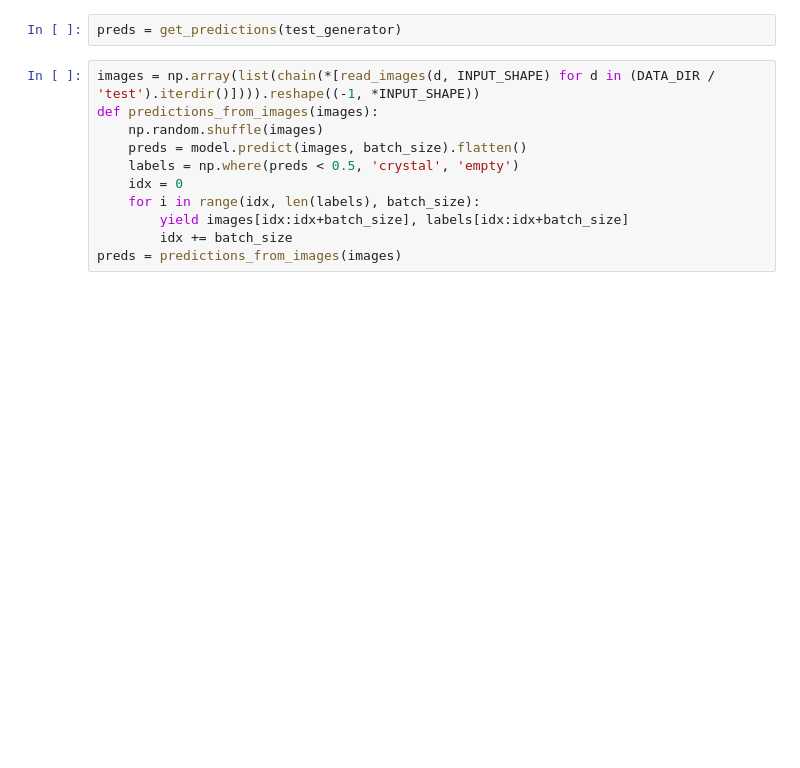
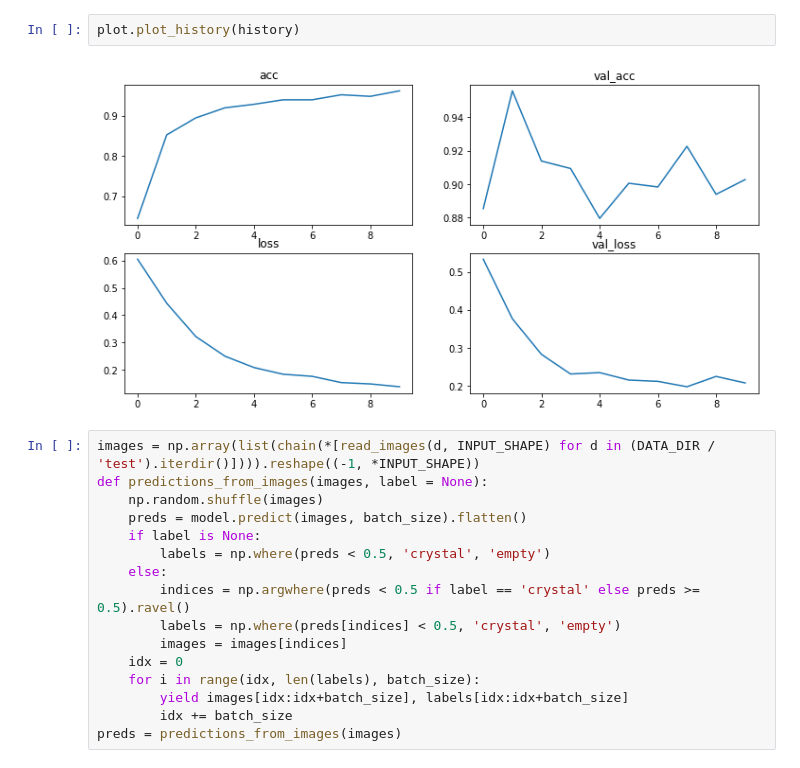
Before and after one commit to voidcase/pewpew, a Jupyter notebook: src/classification.ipynb, the cells around one changed output. Cells and saved outputs as stored; diff of their text form; blank space fills up the shorter version.

```diff
--- a/src/classification.ipynb
+++ b/src/classification.ipynb
@@ -253,11 +355,18 @@ plot.plot_confusion_matrix(gt_labels, preds_labels)
-# %%
-preds = get_predictions(test_generator)
+# %%
+plot.plot_history(history)
+# %% [output]
+[figure, added]
 # %%
 images = np.array(list(chain(*[read_images(d, INPUT_SHAPE) for d in (DATA_DIR / 'test').iterdir()]))).reshape((-1, *INPUT_SHAPE))
-def predictions_from_images(images):
+def predictions_from_images(images, label = None):
     np.random.shuffle(images)
     preds = model.predict(images, batch_size).flatten()
-    labels = np.where(preds < 0.5, 'crystal', 'empty')
+    if label is None:
+        labels = np.where(preds < 0.5, 'crystal', 'empty')
+    else:
+        indices = np.argwhere(preds < 0.5 if label == 'crystal' else preds >= 0.5).ravel()
+        labels = np.where(preds[indices] < 0.5, 'crystal', 'empty')
+        images = images[indices]
     idx = 0
     for i in range(idx, len(labels), batch_size):
         yield images[idx:idx+batch_size], labels[idx:idx+batch_size]
```
Also changed, not shown: parts of 15 cells of this notebook, 1 other file.
